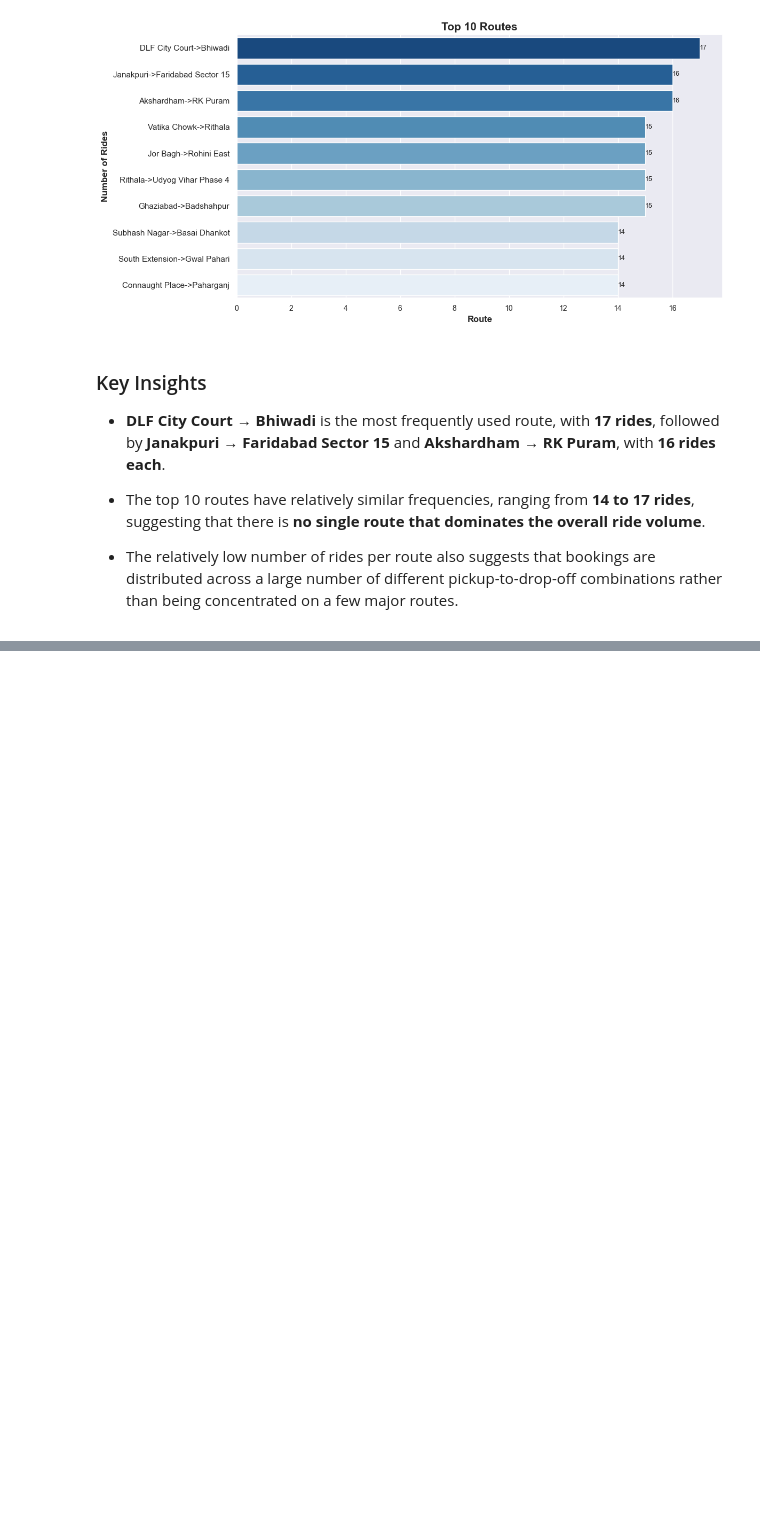
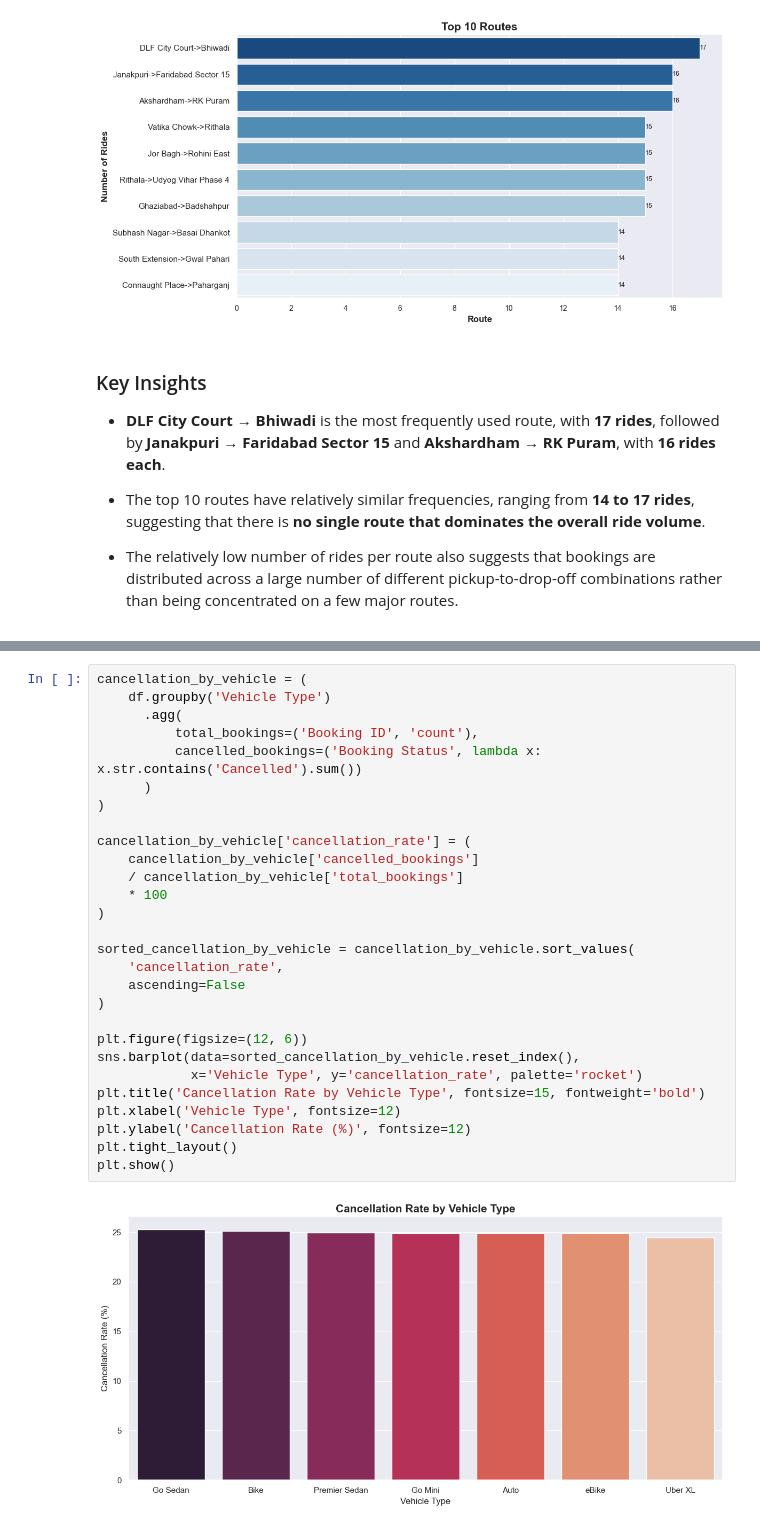
Before and after one commit to Seif-Elmezaien/Uber-Ride-EDA, a Jupyter notebook: Uber Ride EDA.ipynb, the cells around one changed output, grey strips where cells are left out. Saved outputs shown, nothing was run; the diff lists cells and outputs as text; blank space fills up the shorter version.

```diff
--- a/Uber Ride EDA.ipynb
+++ b/Uber Ride EDA.ipynb
@@ -372,0 +399,30 @@ plt.show()
+# %%
+cancellation_by_vehicle = (
+    df.groupby('Vehicle Type')
+      .agg(
+          total_bookings=('Booking ID', 'count'),
+          cancelled_bookings=('Booking Status', lambda x: x.str.contains('Cancelled').sum())
+      )
+)
+
+cancellation_by_vehicle['cancellation_rate'] = (
+    cancellation_by_vehicle['cancelled_bookings']
+    / cancellation_by_vehicle['total_bookings']
+    * 100
+)
+
+sorted_cancellation_by_vehicle = cancellation_by_vehicle.sort_values(
+    'cancellation_rate',
+    ascending=False
+)
+
+plt.figure(figsize=(12, 6))
+sns.barplot(data=sorted_cancellation_by_vehicle.reset_index(),
+            x='Vehicle Type', y='cancellation_rate', palette='rocket')
+plt.title('Cancellation Rate by Vehicle Type', fontsize=15, fontweight='bold')
+plt.xlabel('Vehicle Type', fontsize=12)
+plt.ylabel('Cancellation Rate (%)', fontsize=12)
+plt.tight_layout()
+plt.show()
+# %% [output]
+[figure, added]
```
Also changed, not shown: parts of 16 cells of this notebook.
